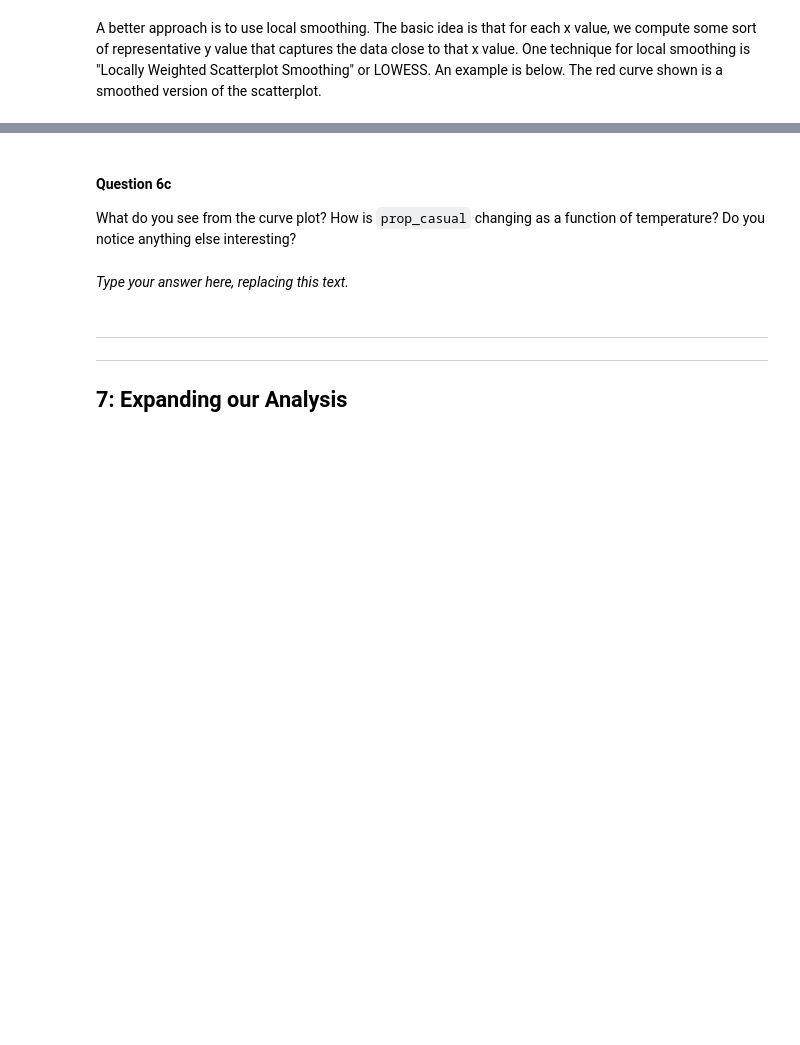
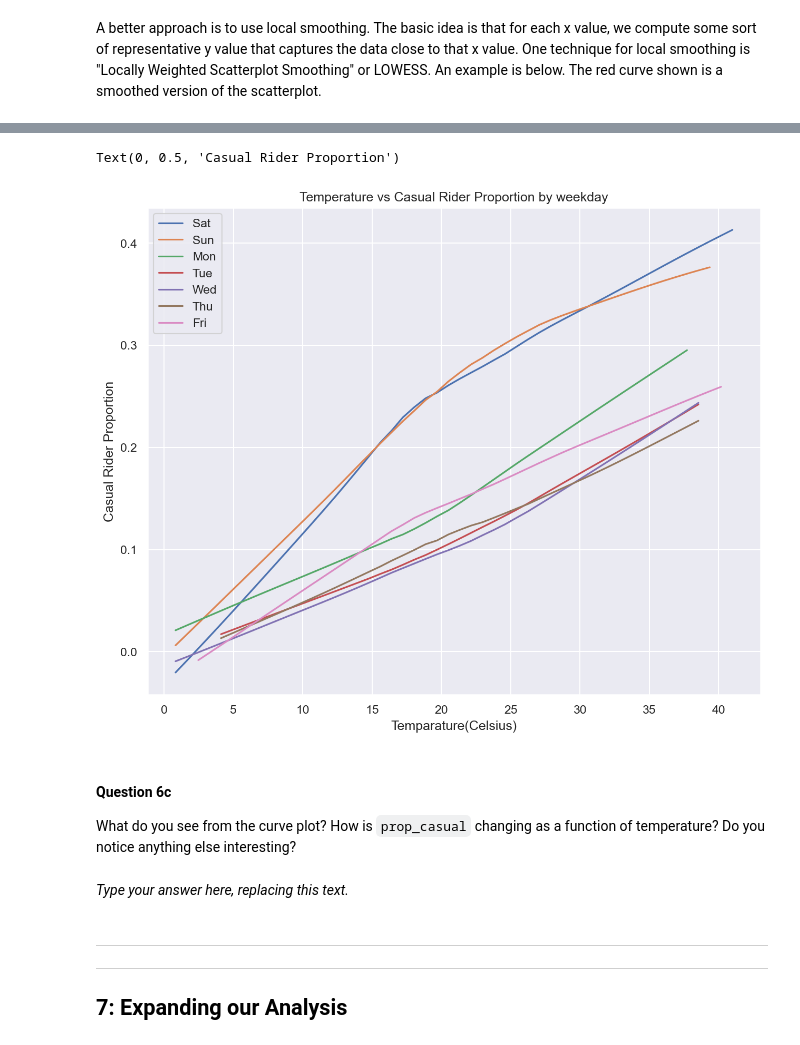
Before and after one commit to AliceRayLu/data-100-sp22, a Jupyter notebook: hw/hw04/hw04.ipynb, the cells around one changed output, grey strips where cells are left out. Drawn from its saved outputs; the diff is of its cells as text; code cells hidden in the pictures; blank space fills up the shorter version.

```diff
--- a/hw/hw04/hw04.ipynb
+++ b/hw/hw04/hw04.ipynb
@@ -665,2 +676,5 @@ points: 1
+# %%
+bike['prop_casual'] = bike['casual']/bike['cnt']
+# bike
 # %%
 grader.check("q6a")
@@ -723,3 +740,19 @@ plt.figure(figsize=(10,8))
+# %%
+from statsmodels.nonparametric.smoothers_lowess import lowess
+
+plt.figure(figsize=(10,8))
+for d in bike['weekday'].unique():
+    xtemp = bike[bike['weekday'] == d]['temp']*41
+    yprop = bike[bike['weekday'] == d]['prop_casual']
+    ysmooth = lowess(yprop,xtemp,return_sorted=False)
+    sns.lineplot(x=xtemp,y=ysmooth,label=d)
+plt.legend()
+plt.title("Temperature vs Casual Rider Proportion by weekday")
+plt.xlabel("Temparature(Celsius)")
+plt.ylabel("Casual Rider Proportion")
+# %% [output]
+Text(0, 0.5, 'Casual Rider Proportion')
+[figure, added]
 # %% [markdown]
 <!-- END QUESTION -->
 
```
Also changed, not shown: parts of 11 cells of this notebook, 1 other file.
